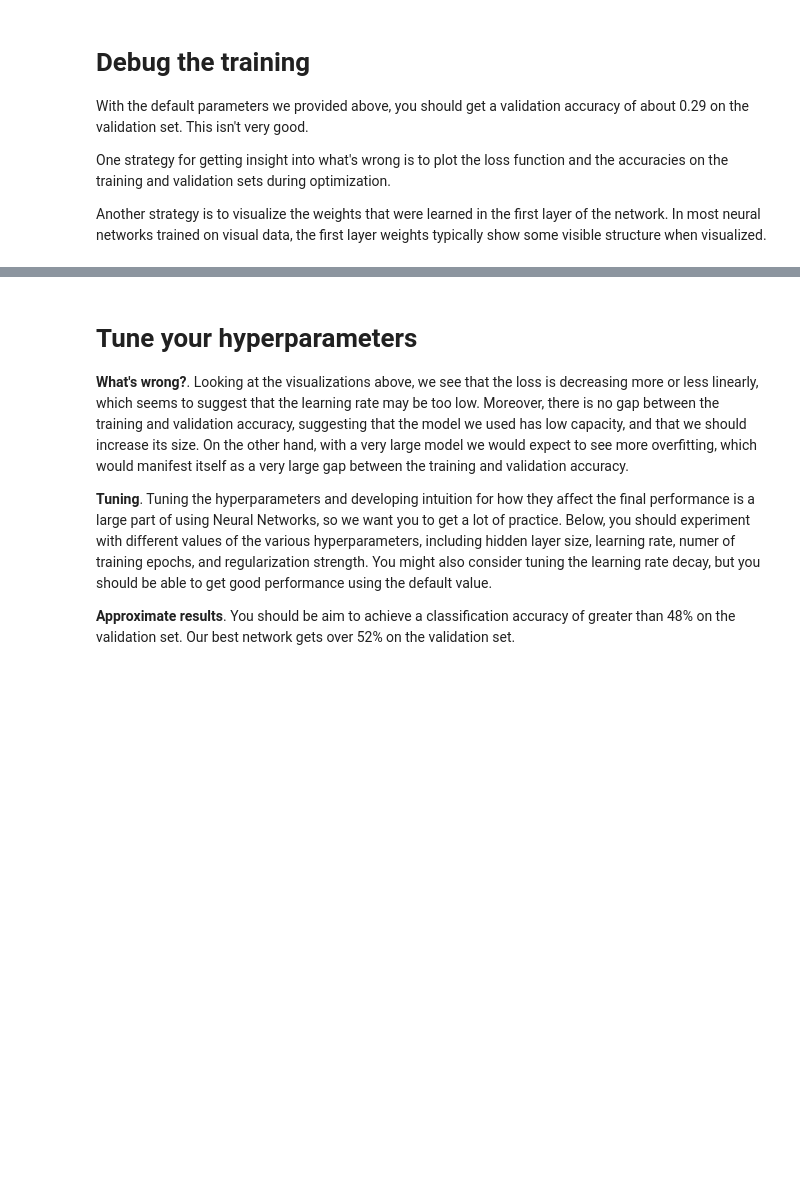
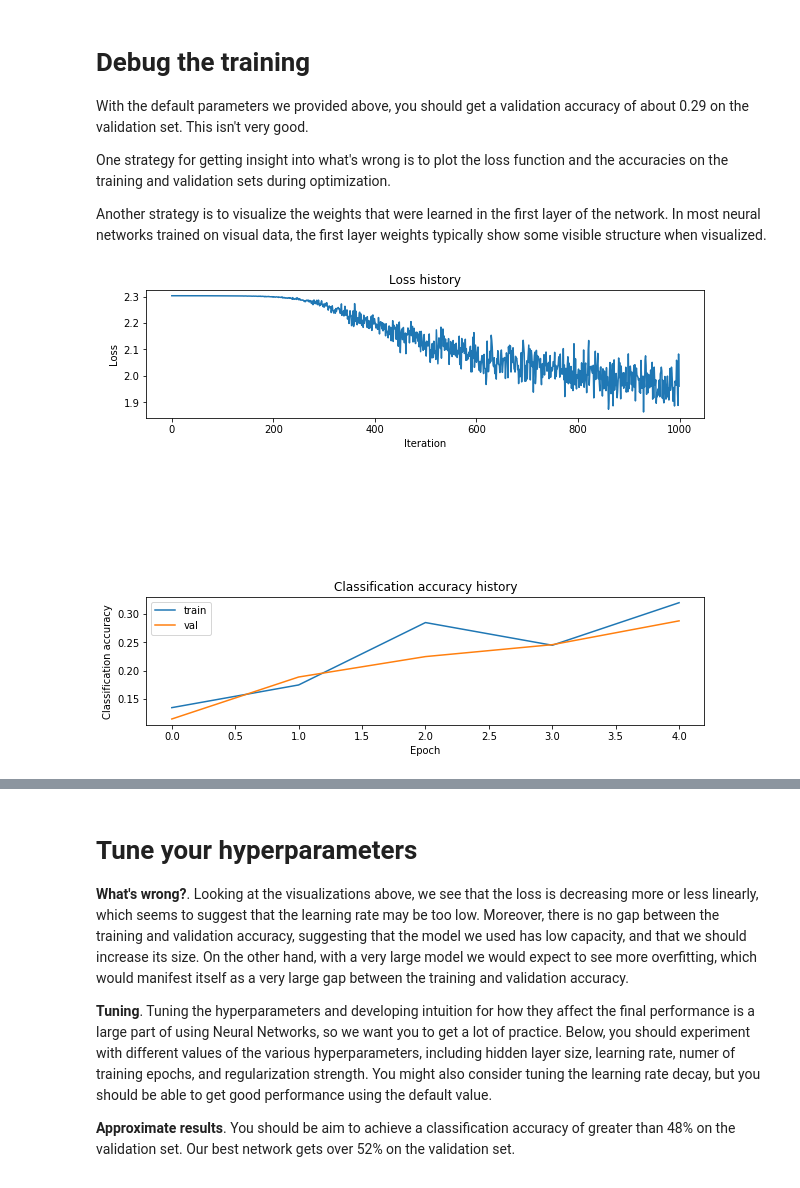
Before and after one commit to rouzitalab/Stanford_CS231n, a Jupyter notebook: assignment1/two_layer_net.ipynb, the cells around one changed output, grey strips where cells are left out. Drawn from its saved outputs; the diff is of its cells as text; code cells hidden in the pictures; blank space fills up the shorter version.

```diff
--- a/assignment1/two_layer_net.ipynb
+++ b/assignment1/two_layer_net.ipynb
@@ -219,20 +246,22 @@ One strategy for getting insight into what's wrong is to plot the loss function
 Another strategy is to visualize the weights that were learned in the first layer of the network. In most neural networks trained on visual data, the first layer weights typically show some visible structure when visualized.
 # %%
 # Plot the loss function and train / validation accuracies
-plt.subplot(2, 1, 1)
+plt.subplot(3, 1, 1)
 plt.plot(stats['loss_history'])
 plt.title('Loss history')
 plt.xlabel('Iteration')
 plt.ylabel('Loss')
 
-plt.subplot(2, 1, 2)
+plt.subplot(3, 1, 3)
 plt.plot(stats['train_acc_history'], label='train')
 plt.plot(stats['val_acc_history'], label='val')
 plt.title('Classification accuracy history')
 plt.xlabel('Epoch')
 plt.ylabel('Classification accuracy')
 plt.legend()
 plt.show()
+# %% [output]
+[figure, added]
 # %%
 from cs231n.vis_utils import visualize_grid
 
```
Also changed, not shown: parts of 8 cells of this notebook, 2 other files.
